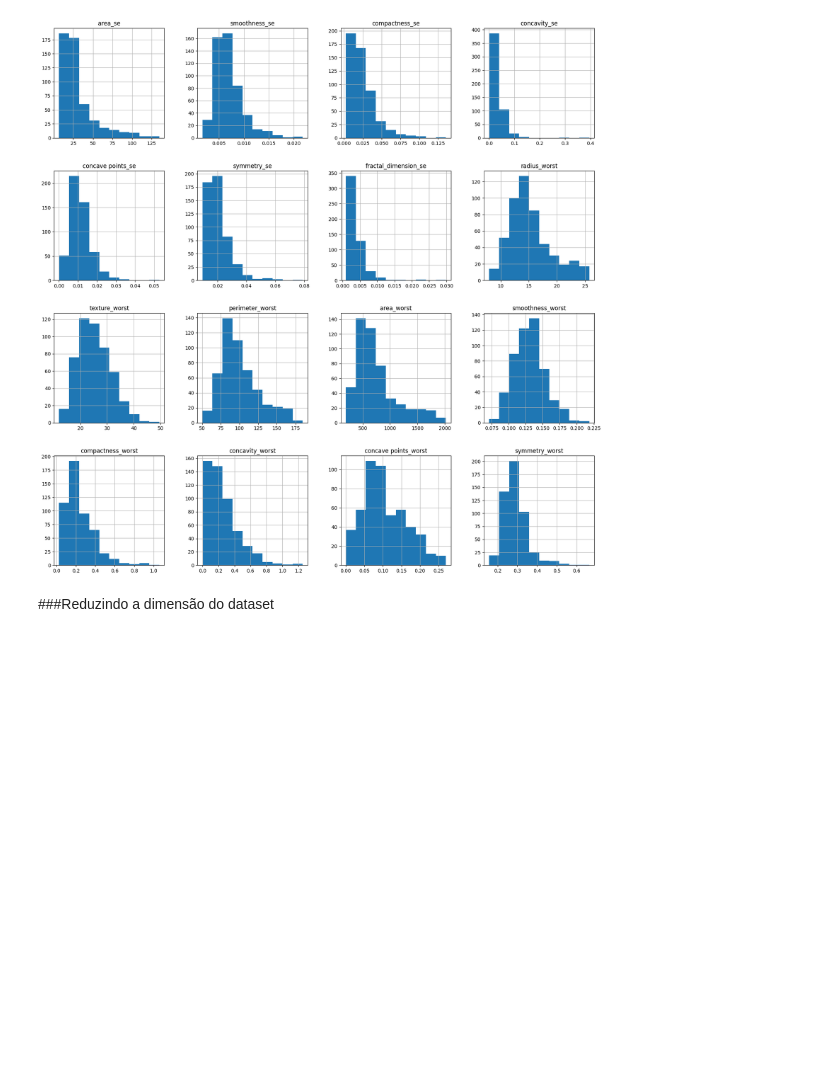
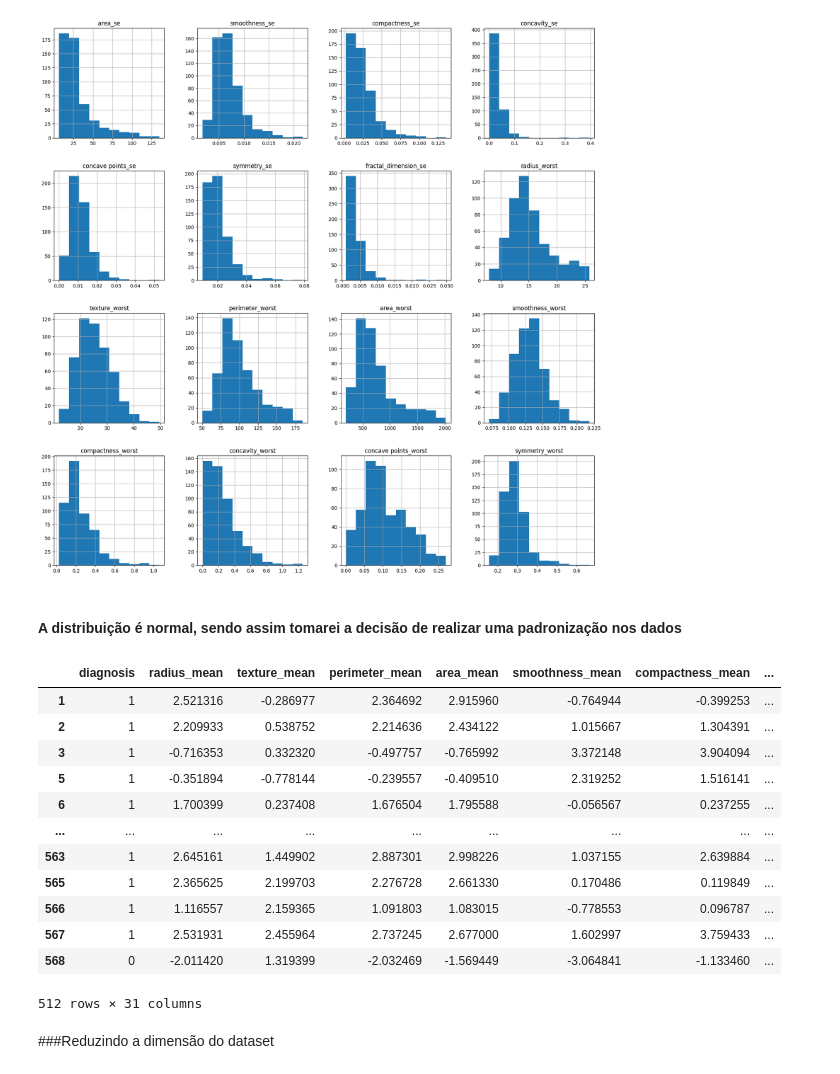
Before and after one commit to pdr0-42/predictions_cancer_cells, a Jupyter notebook: Cancer_model_predict.ipynb, the cells around one changed output. Cells and saved outputs as stored; diff of their text form; code cells hidden in the pictures; blank space fills up the shorter version.

```diff
--- a/Cancer_model_predict.ipynb
+++ b/Cancer_model_predict.ipynb
@@ -369,6 +369,26 @@ array([[<Axes: title={'center': 'area_se'}>,
         <Axes: title={'center': 'concave points_worst'}>,
         <Axes: title={'center': 'symmetry_worst'}>]], dtype=object)
 [figure]
+# %% [markdown]
+#### A distribuição é normal, sendo assim tomarei a decisão de realizar uma padronização nos dados
+# %%
+scaler = StandardScaler().fit(df.iloc[:,1:30])
+df.iloc[:,1:30] = scaler.transform(df.iloc[:,1:30])
+df
+# %% [output]
+|  | diagnosis | radius_mean | texture_mean | perimeter_mean | area_mean | smoothness_mean | compactness_mean | ... |
+| 1 | 1 | 2.521316 | -0.286977 | 2.364692 | 2.915960 | -0.764944 | -0.399253 | ... |
+| 2 | 1 | 2.209933 | 0.538752 | 2.214636 | 2.434122 | 1.015667 | 1.304391 | ... |
+| 3 | 1 | -0.716353 | 0.332320 | -0.497757 | -0.765992 | 3.372148 | 3.904094 | ... |
+| 5 | 1 | -0.351894 | -0.778144 | -0.239557 | -0.409510 | 2.319252 | 1.516141 | ... |
+| 6 | 1 | 1.700399 | 0.237408 | 1.676504 | 1.795588 | -0.056567 | 0.237255 | ... |
+| ... | ... | ... | ... | ... | ... | ... | ... | ... |
+| 563 | 1 | 2.645161 | 1.449902 | 2.887301 | 2.998226 | 1.037155 | 2.639884 | ... |
+| 565 | 1 | 2.365625 | 2.199703 | 2.276728 | 2.661330 | 0.170486 | 0.119849 | ... |
+| 566 | 1 | 1.116557 | 2.159365 | 1.091803 | 1.083015 | -0.778553 | 0.096787 | ... |
+| 567 | 1 | 2.531931 | 2.455964 | 2.737245 | 2.677000 | 1.602997 | 3.759433 | ... |
+| 568 | 0 | -2.011420 | 1.319399 | -2.032469 | -1.569449 | -3.064841 | -1.133460 | ... |
+512 rows × 31 columns
 # %% [markdown]
 ###Reduzindo a dimensão do dataset
 # %%
```
Also changed, not shown: parts of 2 cells of this notebook.
